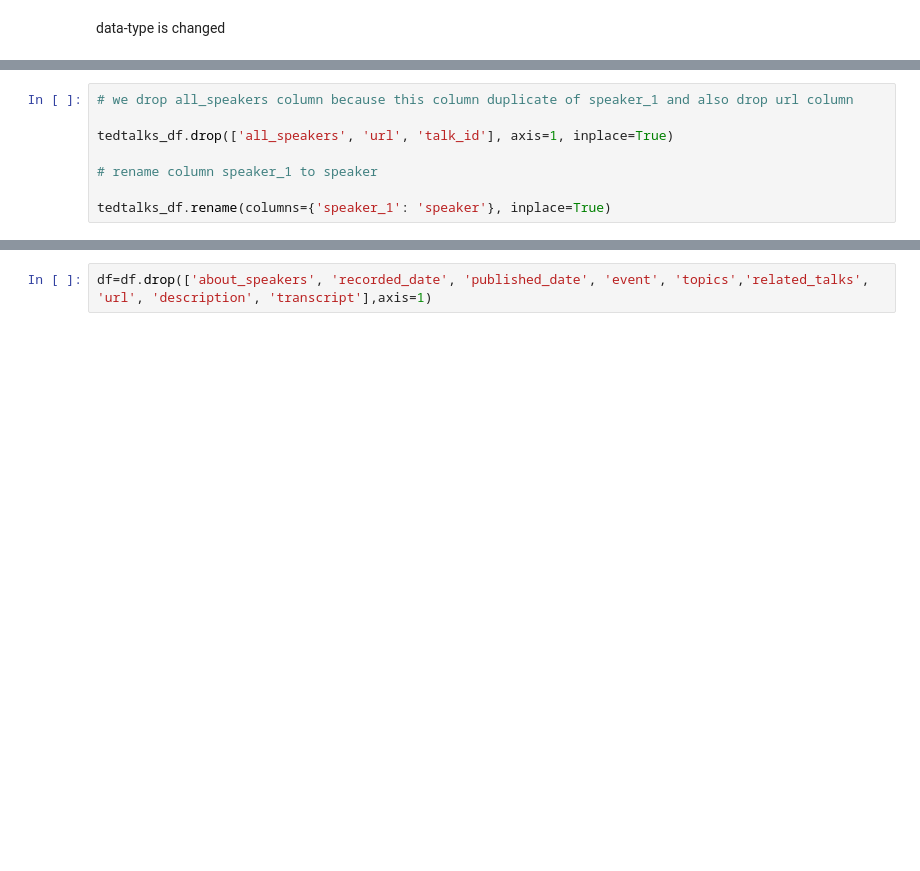
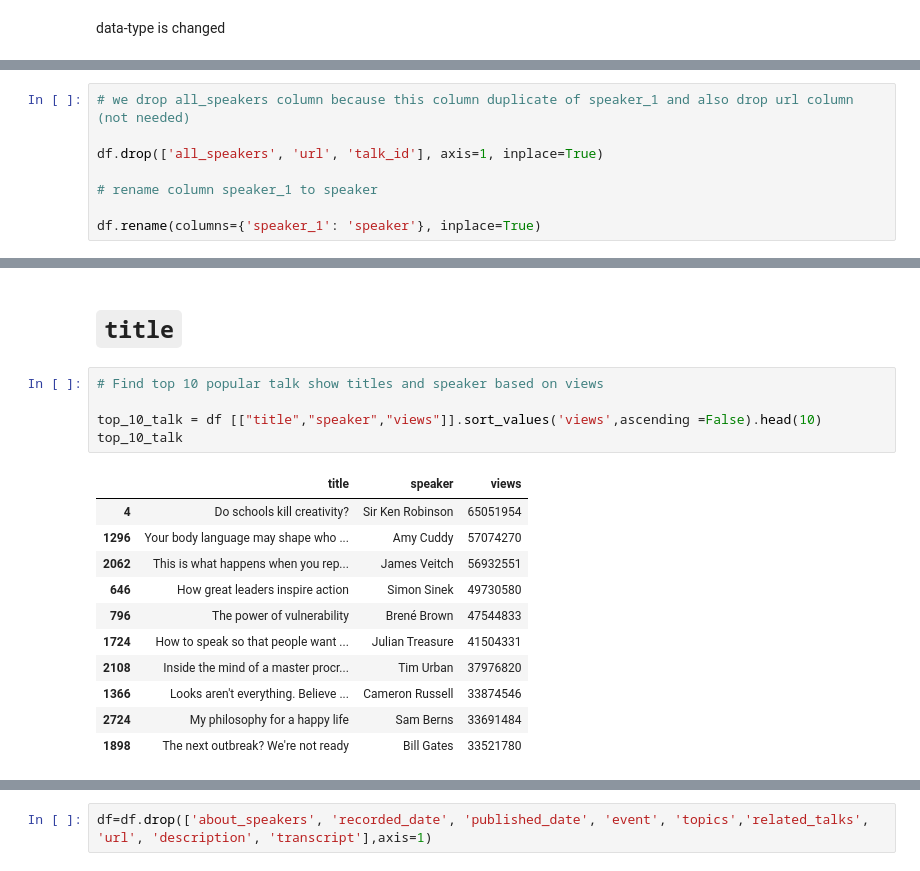
Before and after one commit to Aman811630/TED-talks-views-Prediction--ML-project, a Jupyter notebook: Aman_Singh_ML_project_on_TED_talks_views_prediction_.ipynb, the cells around one changed output, grey strips where cells are left out. Drawn from its saved outputs; the diff is of its cells as text; blank space fills up the shorter version.

```diff
--- a/Aman_Singh_ML_project_on_TED_talks_views_prediction_.ipynb
+++ b/Aman_Singh_ML_project_on_TED_talks_views_prediction_.ipynb
@@ -466,8 +468,8 @@ data-type is changed
 # %%
-# we drop all_speakers column because this column duplicate of speaker_1 and also drop url column
+# we drop all_speakers column because this column duplicate of speaker_1 and also drop url column (not needed)
 
-tedtalks_df.drop(['all_speakers', 'url', 'talk_id'], axis=1, inplace=True)
+df.drop(['all_speakers', 'url', 'talk_id'], axis=1, inplace=True)
 
 # rename column speaker_1 to speaker
 
-tedtalks_df.rename(columns={'speaker_1': 'speaker'}, inplace=True)
+df.rename(columns={'speaker_1': 'speaker'}, inplace=True)
@@ -528,0 +520,19 @@ Index(['talk_id', 'title', 'speaker_1', 'all_speakers', 'occupations',
+# %% [markdown]
+# `title`
+# %%
+# Find top 10 popular talk show titles and speaker based on views
+
+top_10_talk = df [["title","speaker","views"]].sort_values('views',ascending =False).head(10)
+top_10_talk
+# %% [output]
+|  | title | speaker | views |
+| 4 | Do schools kill creativity? | Sir Ken Robinson | 65051954 |
+| 1296 | Your body language may shape who ... | Amy Cuddy | 57074270 |
+| 2062 | This is what happens when you rep... | James Veitch | 56932551 |
+| 646 | How great leaders inspire action | Simon Sinek | 49730580 |
+| 796 | The power of vulnerability | Brené Brown | 47544833 |
+| 1724 | How to speak so that people want ... | Julian Treasure | 41504331 |
+| 2108 | Inside the mind of a master procr... | Tim Urban | 37976820 |
+| 1366 | Looks aren't everything. Believe ... | Cameron Russell | 33874546 |
+| 2724 | My philosophy for a happy life | Sam Berns | 33691484 |
+| 1898 | The next outbreak? We're not ready | Bill Gates | 33521780 |
```
Also changed, not shown: parts of 26 cells of this notebook.
